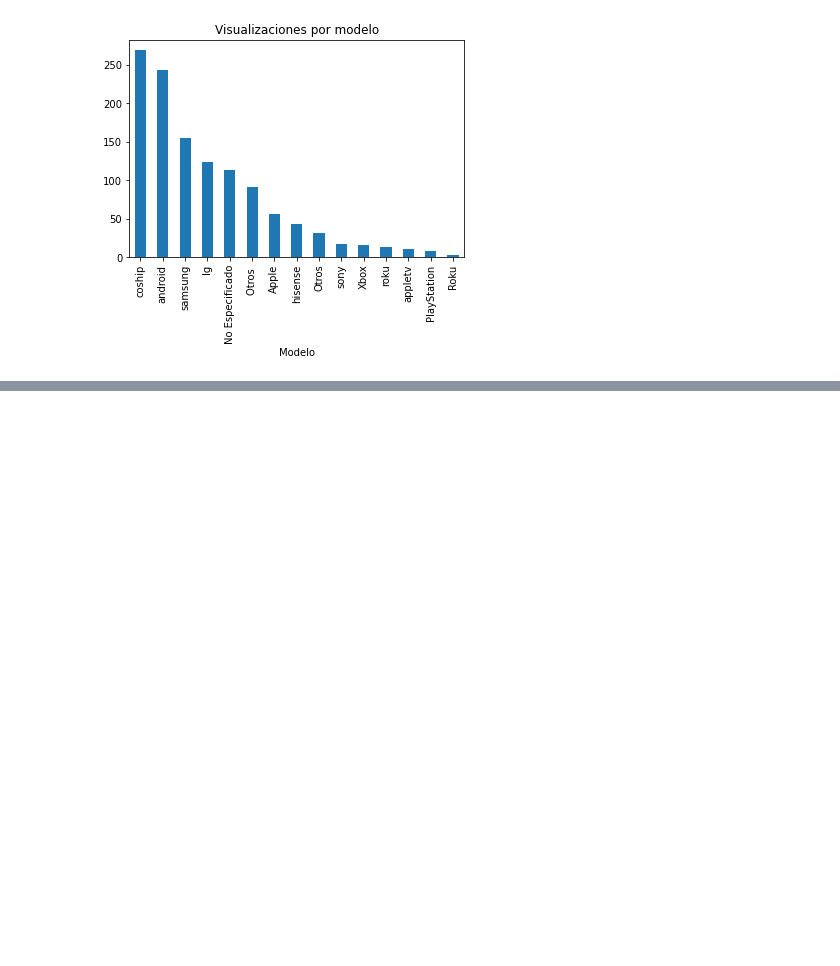
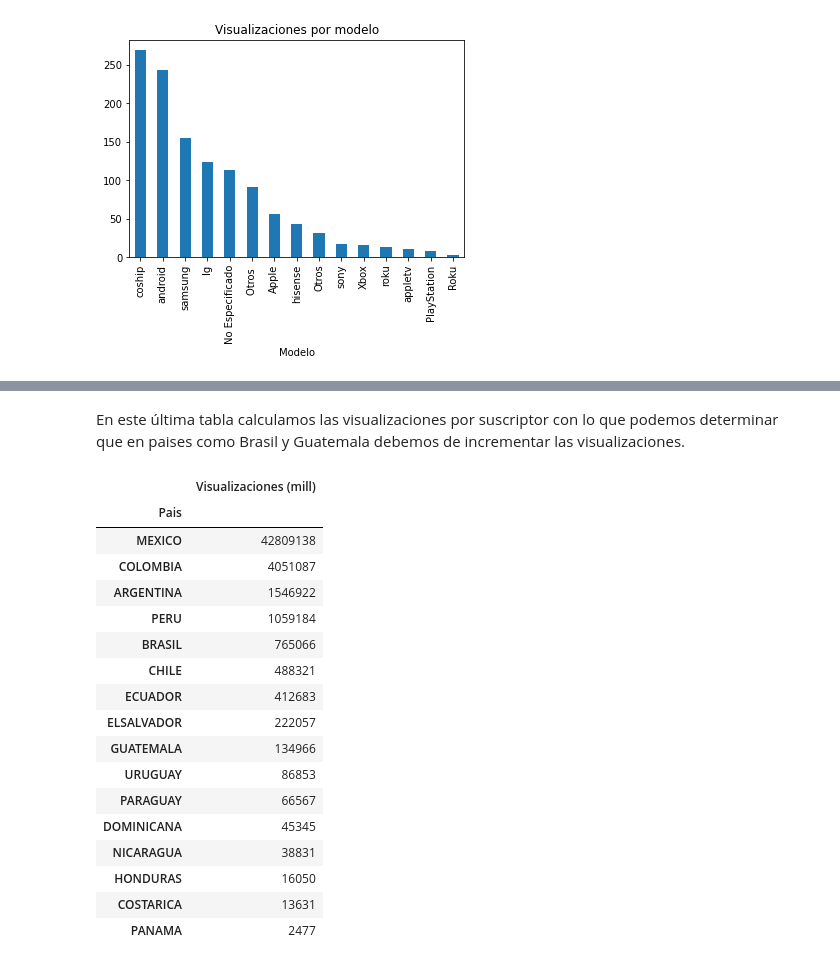
Before and after one commit to mariomtz36/Proyecto-Final, a Jupyter notebook: Proyecto.ipynb, the cells around one changed output, grey strips where cells are left out. Saved outputs shown, nothing was run; the diff lists cells and outputs as text; code cells hidden in the pictures; blank space fills up the shorter version.

```diff
--- a/Proyecto.ipynb
+++ b/Proyecto.ipynb
@@ -339,0 +441,49 @@ link https://relopezbriega.github.io/blog/2016/02/29/analisis-de-datos-categoric
+# %% [markdown]
+En este última tabla calculamos las visualizaciones por suscriptor con lo que podemos determinar que en paises como
+Brasil y Guatemala debemos de incrementar las visualizaciones.
+# %%
+# De igual forma para las suscripciones hacemos la partición de datos en años y el mes de Febrero
+# Posteriormente la pegamos a la tabla anterior para tener los datos en una sola tabla.
+
+Visc18 = Visualizaciones['AÑO'] == 2018
+Visualizaciones18 = Visualizaciones[Visc18]
+
+Visc19 = Visualizaciones['AÑO'] == 2019
+Visualizaciones19 = Visualizaciones[Visc19]
+
+Visc20 = Visualizaciones['AÑO'] == 2020
+Visualizaciones20 = Visualizaciones[Visc20]
+
+Visc20Feb = Visualizaciones20['MES'] =='FEBRERO'
+Visualizaciones20Feb = Visualizaciones20[Visc20Feb]
+
+VisOk20FebQ = Visualizaciones20Feb['CANTIDAD'].astype('int64')
+VisPais20Feb = Visualizaciones20Feb['PAIS']
+Vis20FebNP = np.array([[VisPais20Feb], [VisOk20FebQ]])
+Vis20FebNP = Vis20FebNP.T
+Vis20Febdf = pd.DataFrame(Vis20FebNP[:, 0])
+Vis20Febdf
+Vis20Febdf.columns = ['Pais', 'Visualizaciones (mill)']
+Tabla9 = Vis20Febdf.groupby(['Pais']).sum()
+Tabla9Sort = (Tabla9['Visualizaciones (mill)'].sort_values(ascending=False)).astype('int64')
+Tabla9SortDF = pd.DataFrame(Tabla9Sort)
+Tabla9SortDF
+# %% [output]
+|  | Visualizaciones (mill) |
+| Pais |  |
+| MEXICO | 42809138 |
+| COLOMBIA | 4051087 |
+| ARGENTINA | 1546922 |
+| PERU | 1059184 |
+| BRASIL | 765066 |
+| CHILE | 488321 |
+| ECUADOR | 412683 |
+| ELSALVADOR | 222057 |
+| GUATEMALA | 134966 |
+| URUGUAY | 86853 |
+| PARAGUAY | 66567 |
+| DOMINICANA | 45345 |
+| NICARAGUA | 38831 |
+| HONDURAS | 16050 |
+| COSTARICA | 13631 |
+| PANAMA | 2477 |
```
Also changed, not shown: parts of 23 cells of this notebook.
